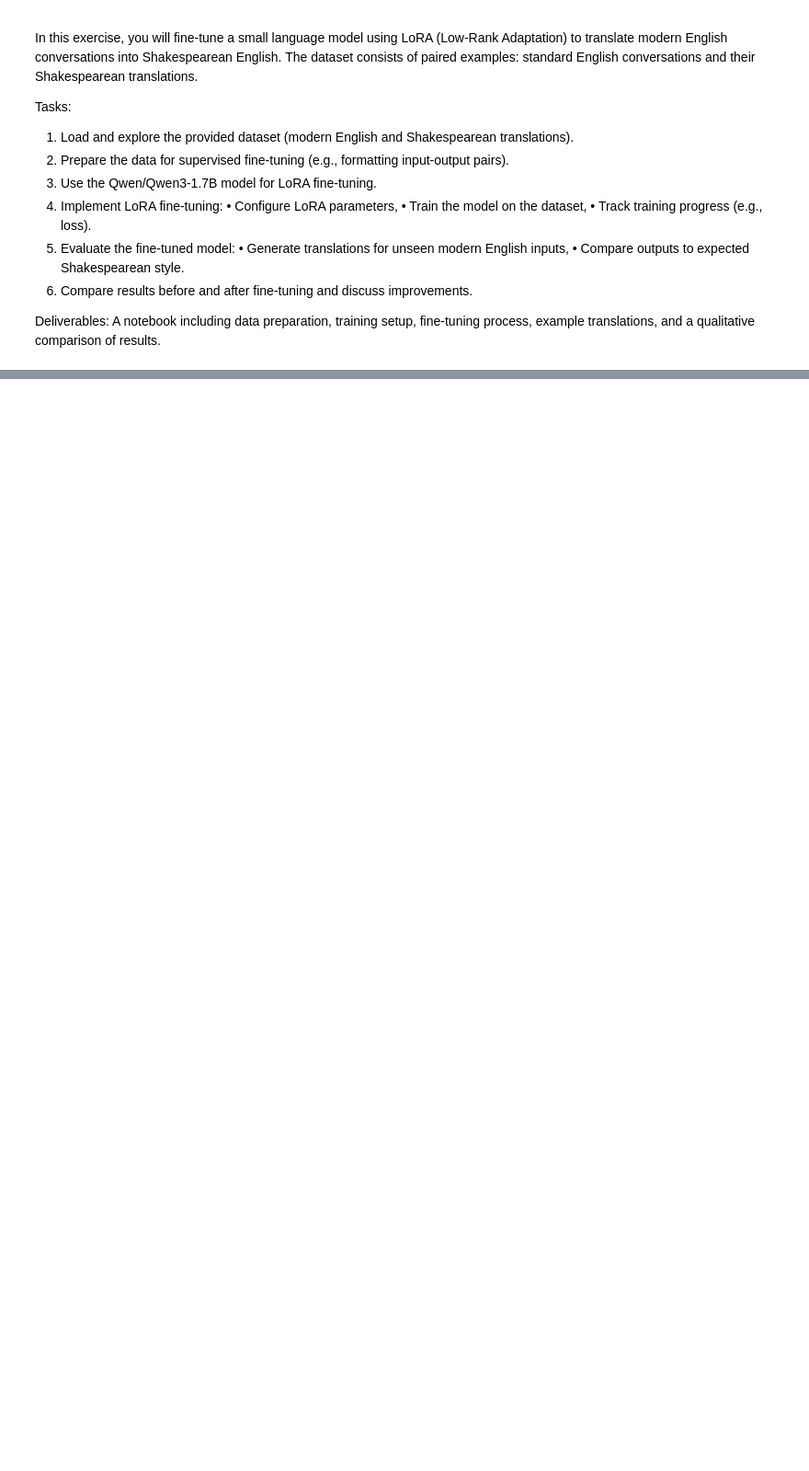
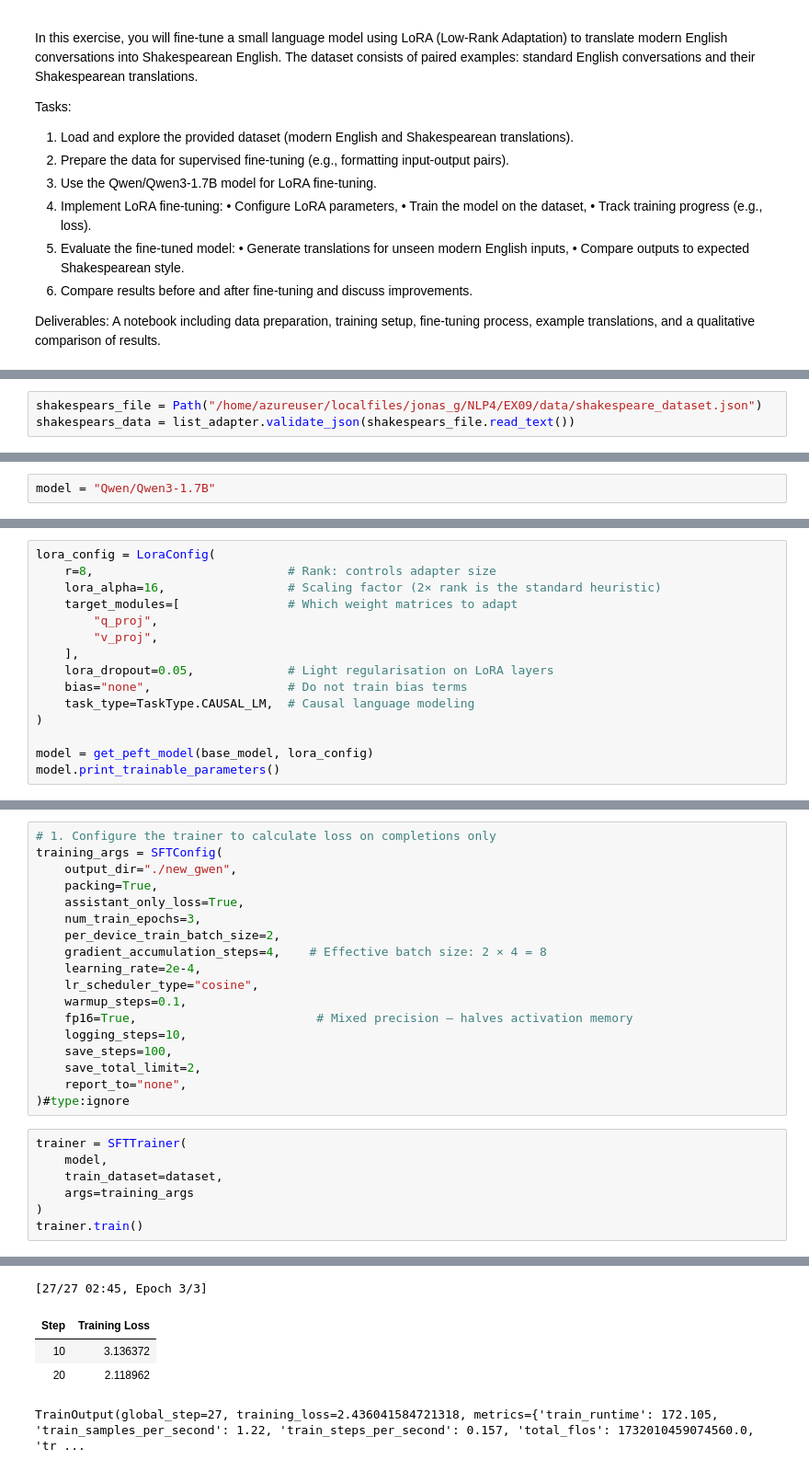
Before and after one commit to jonas-gstoettenmayr/NLP_EXS, a Jupyter notebook: EX09/EX09_jonas_gstoettenmayr.ipynb, the cells around one changed output, grey strips where cells are left out. Shown at 92% size. Drawn from its saved outputs; the diff is of its cells as text; blank space fills up the shorter version.

```diff
--- a/EX09/EX09_jonas_gstoettenmayr.ipynb
+++ b/EX09/EX09_jonas_gstoettenmayr.ipynb
@@ -325,0 +364,3 @@ Deliverables: A notebook including data preparation, training setup, fine-tuning
+# %%
+shakespears_file = Path("/home/azureuser/localfiles/jonas_g/NLP4/EX09/data/shakespeare_dataset.json")
+shakespears_data = list_adapter.validate_json(shakespears_file.read_text())
@@ -325,0 +376,2 @@ Deliverables: A notebook including data preparation, training setup, fine-tuning
+# %%
+model = "Qwen/Qwen3-1.7B"
@@ -325,0 +509,15 @@ Deliverables: A notebook including data preparation, training setup, fine-tuning
+# %%
+lora_config = LoraConfig(
+    r=8,                           # Rank: controls adapter size
+    lora_alpha=16,                 # Scaling factor (2× rank is the standard heuristic)
+    target_modules=[               # Which weight matrices to adapt
+        "q_proj",
+        "v_proj",
+    ],
+    lora_dropout=0.05,             # Light regularisation on LoRA layers
+    bias="none",                   # Do not train bias terms
+    task_type=TaskType.CAUSAL_LM,  # Causal language modeling
+)
+
+model = get_peft_model(base_model, lora_config)
+model.print_trainable_parameters()
@@ -325,0 +532,26 @@ Deliverables: A notebook including data preparation, training setup, fine-tuning
+# %%
+# 1. Configure the trainer to calculate loss on completions only
+training_args = SFTConfig(
+    output_dir="./new_gwen",
+    packing=True,
+    assistant_only_loss=True,
+    num_train_epochs=3,
+    per_device_train_batch_size=2,
+    gradient_accumulation_steps=4,    # Effective batch size: 2 × 4 = 8
+    learning_rate=2e-4,
+    lr_scheduler_type="cosine",
+    warmup_steps=0.1,
+    fp16=True,                         # Mixed precision — halves activation memory
+    logging_steps=10,
+    save_steps=100,
+    save_total_limit=2,
+    report_to="none",
+)#type:ignore
+# %%
+trainer = SFTTrainer(
+    model,
+    train_dataset=dataset,
+    args=training_args
+)
+trainer.train()
+# %% [output]
@@ -325,0 +561,5 @@ Deliverables: A notebook including data preparation, training setup, fine-tuning
+[27/27 02:45, Epoch 3/3]
+| Step | Training Loss |
+| 10 | 3.136372 |
+| 20 | 2.118962 |
+TrainOutput(global_step=27, training_loss=2.436041584721318, metrics={'train_runtime': 172.105, 'train_samples_per_second': 1.22, 'train_steps_per_second': 0.157, 'total_flos': 1732010459074560.0, 'tr ...
```
Also changed, not shown: parts of 17 cells of this notebook, 3 other files.
